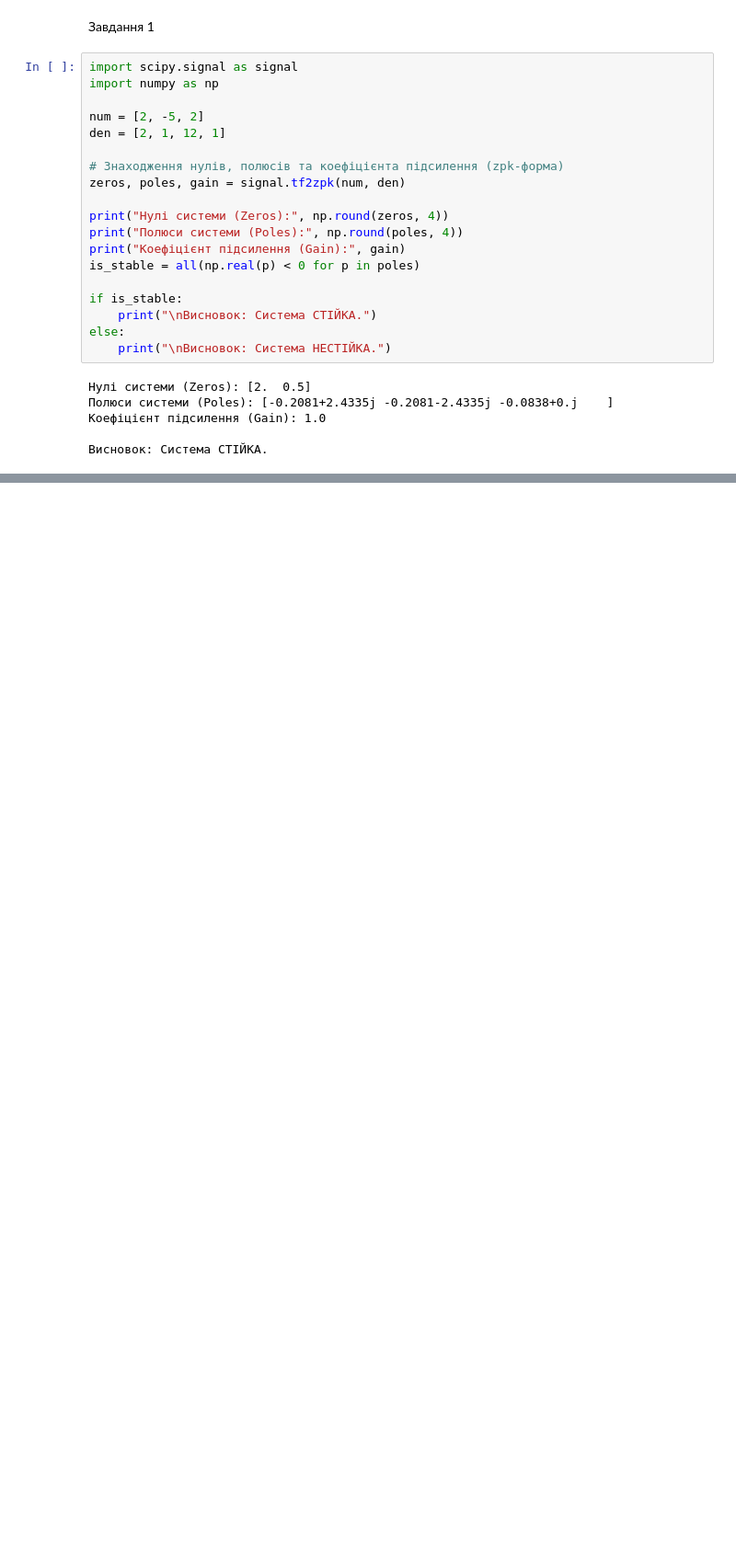
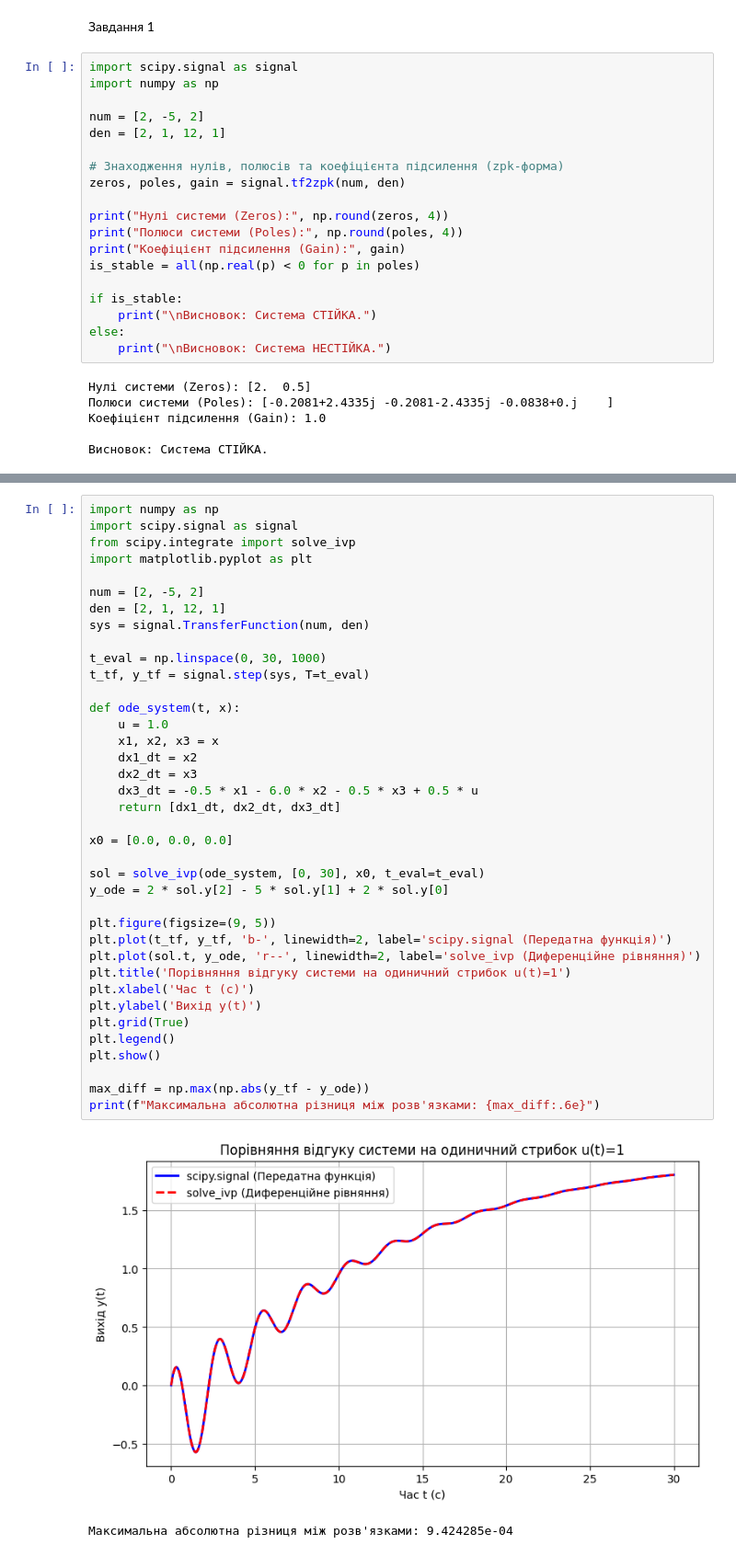
Before and after one commit to smir-nat/Mat-model, a Jupyter notebook: lab_2.ipynb, the cells around one changed output, grey strips where cells are left out. Shown at 92% size. Saved outputs shown, nothing was run; the diff lists cells and outputs as text; blank space fills up the shorter version.

```diff
--- a/lab_2.ipynb
+++ b/lab_2.ipynb
@@ -96,0 +140,41 @@ print(f"Зсув фази: {phase_shift_rad:.4f} рад ({phase_shift_deg:.2f}°
+# %%
+import numpy as np
+import scipy.signal as signal
+from scipy.integrate import solve_ivp
+import matplotlib.pyplot as plt
+
+num = [2, -5, 2]
+den = [2, 1, 12, 1]
+sys = signal.TransferFunction(num, den)
+
+t_eval = np.linspace(0, 30, 1000)
+t_tf, y_tf = signal.step(sys, T=t_eval)
+
+def ode_system(t, x):
+    u = 1.0
+    x1, x2, x3 = x
+    dx1_dt = x2
+    dx2_dt = x3
+    dx3_dt = -0.5 * x1 - 6.0 * x2 - 0.5 * x3 + 0.5 * u
+    return [dx1_dt, dx2_dt, dx3_dt]
+
+x0 = [0.0, 0.0, 0.0]
+
+sol = solve_ivp(ode_system, [0, 30], x0, t_eval=t_eval)
+y_ode = 2 * sol.y[2] - 5 * sol.y[1] + 2 * sol.y[0]
+
+plt.figure(figsize=(9, 5))
+plt.plot(t_tf, y_tf, 'b-', linewidth=2, label='scipy.signal (Передатна функція)')
+plt.plot(sol.t, y_ode, 'r--', linewidth=2, label='solve_ivp (Диференційне рівняння)')
+plt.title('Порівняння відгуку системи на одиничний стрибок u(t)=1')
+plt.xlabel('Час t (с)')
+plt.ylabel('Вихід y(t)')
+plt.grid(True)
+plt.legend()
+plt.show()
+
+max_diff = np.max(np.abs(y_tf - y_ode))
+print(f"Максимальна абсолютна різниця між розв'язками: {max_diff:.6e}")
+# %% [output]
+[figure, added]
+Максимальна абсолютна різниця між розв'язками: 9.424285e-04
```
Also changed, not shown: parts of 2 cells of this notebook.
